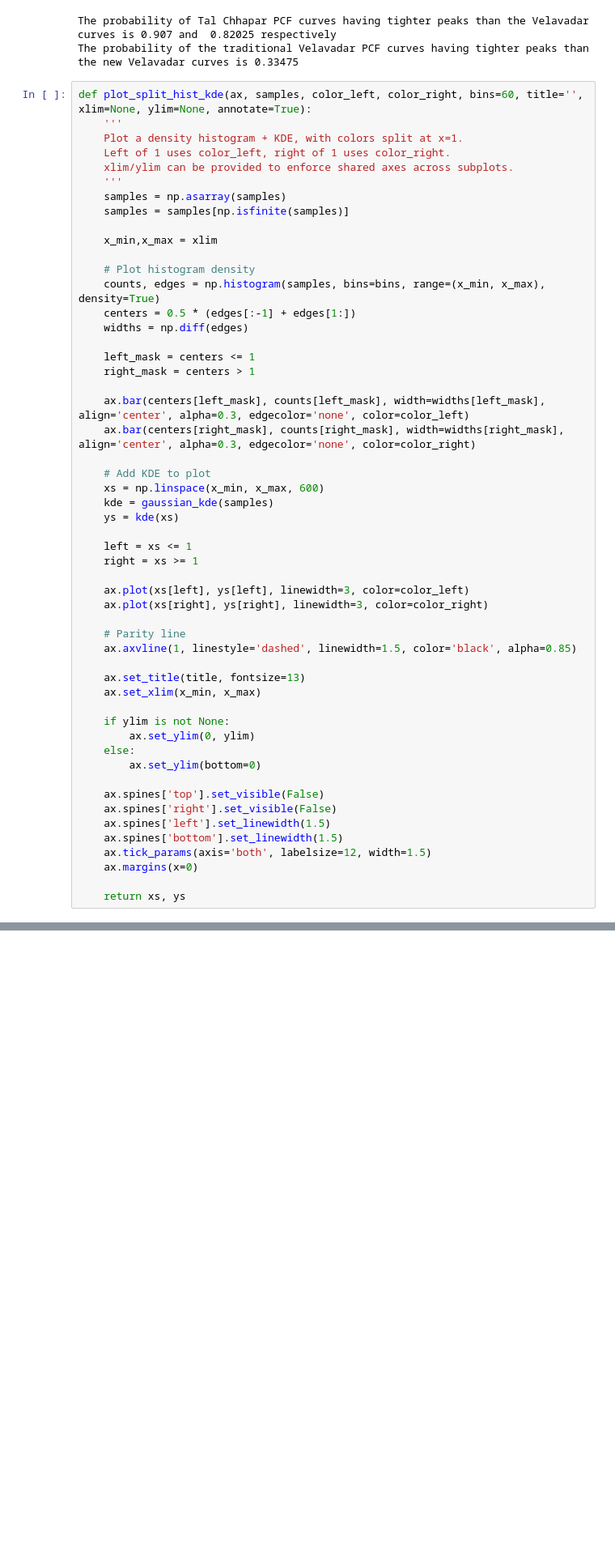
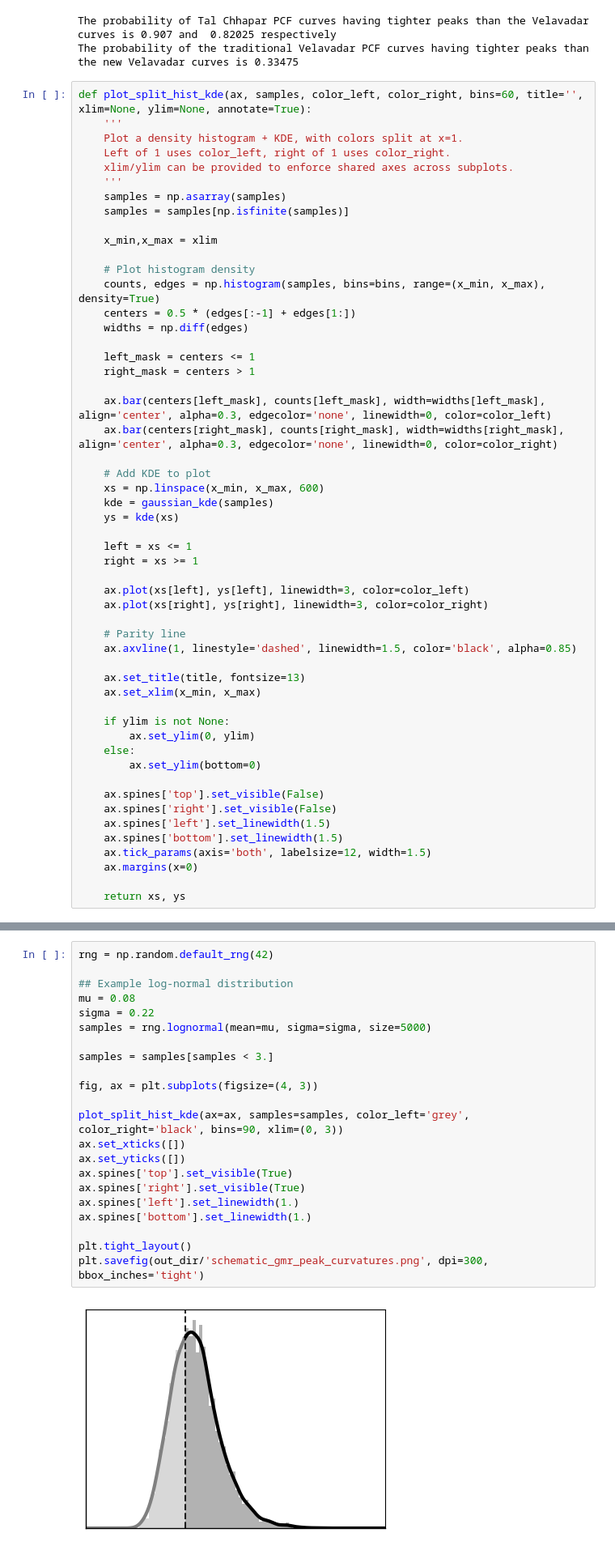
Before and after one commit to ruthviksp/territory_geometry, a Jupyter notebook: model_pcf.ipynb, the cells around one changed output, grey strips where cells are left out. Shown at 81% size. Saved outputs shown, nothing was run; the diff lists cells and outputs as text; blank space fills up the shorter version.

Commit message:
added schematic to interpret peak curvatures

```diff
--- a/model_pcf.ipynb
+++ b/model_pcf.ipynb
@@ -802,8 +802,8 @@ def plot_split_hist_kde(ax, samples, color_left, color_right, bins=60, title='',
     left_mask = centers <= 1
     right_mask = centers > 1
 
-    ax.bar(centers[left_mask], counts[left_mask], width=widths[left_mask], align='center', alpha=0.3, edgecolor='none', color=color_left)
-    ax.bar(centers[right_mask], counts[right_mask], width=widths[right_mask], align='center', alpha=0.3, edgecolor='none', color=color_right)
+    ax.bar(centers[left_mask], counts[left_mask], width=widths[left_mask], align='center', alpha=0.3, edgecolor='none', linewidth=0, color=color_left)
+    ax.bar(centers[right_mask], counts[right_mask], width=widths[right_mask], align='center', alpha=0.3, edgecolor='none', linewidth=0, color=color_right)
 
     # Add KDE to plot
     xs = np.linspace(x_min, x_max, 600)
@@ -873,3 +873,27 @@ plt.tight_layout(rect=[0, 0, 1, 0.90])
 plt.savefig(out_dir/'mod_gmr_peak_curvatures.png', dpi=300, bbox_inches='tight')
 # %% [output]
 [figure]
+# %%
+rng = np.random.default_rng(42)
+
+## Example log-normal distribution
+mu = 0.08
+sigma = 0.22
+samples = rng.lognormal(mean=mu, sigma=sigma, size=5000)
+
+samples = samples[samples < 3.]
+
+fig, ax = plt.subplots(figsize=(4, 3))
+
+plot_split_hist_kde(ax=ax, samples=samples, color_left='grey', color_right='black', bins=90, xlim=(0, 3))
+ax.set_xticks([])
+ax.set_yticks([])
+ax.spines['top'].set_visible(True)
+ax.spines['right'].set_visible(True)
+ax.spines['left'].set_linewidth(1.)
+ax.spines['bottom'].set_linewidth(1.)
+
+plt.tight_layout()
+plt.savefig(out_dir/'schematic_gmr_peak_curvatures.png', dpi=300, bbox_inches='tight')
+# %% [output]
+[figure, added]
```
Also changed, not shown: parts of 2 cells of this notebook, 1 other file.
